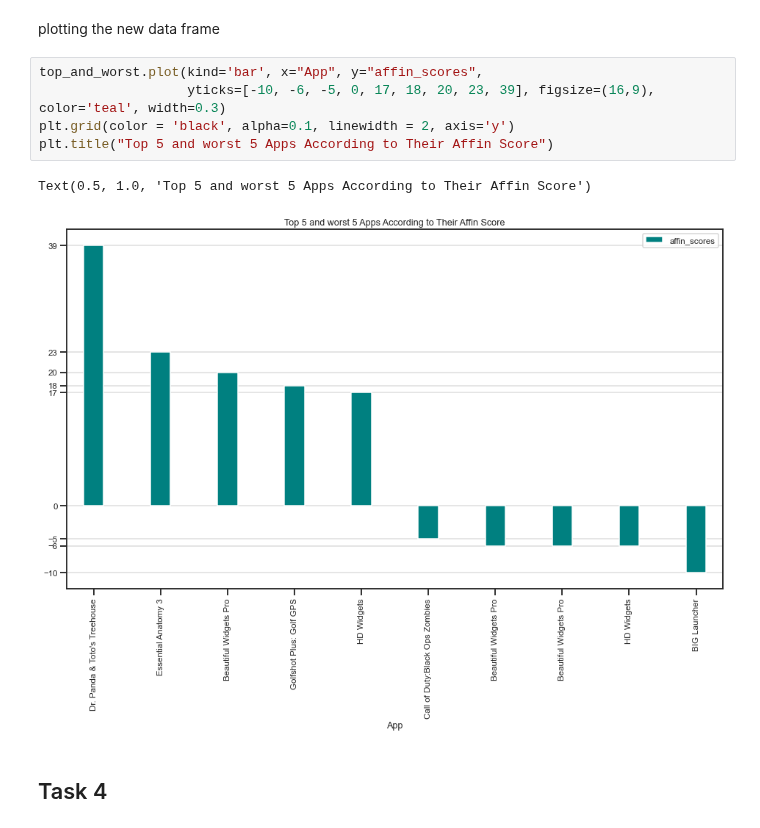
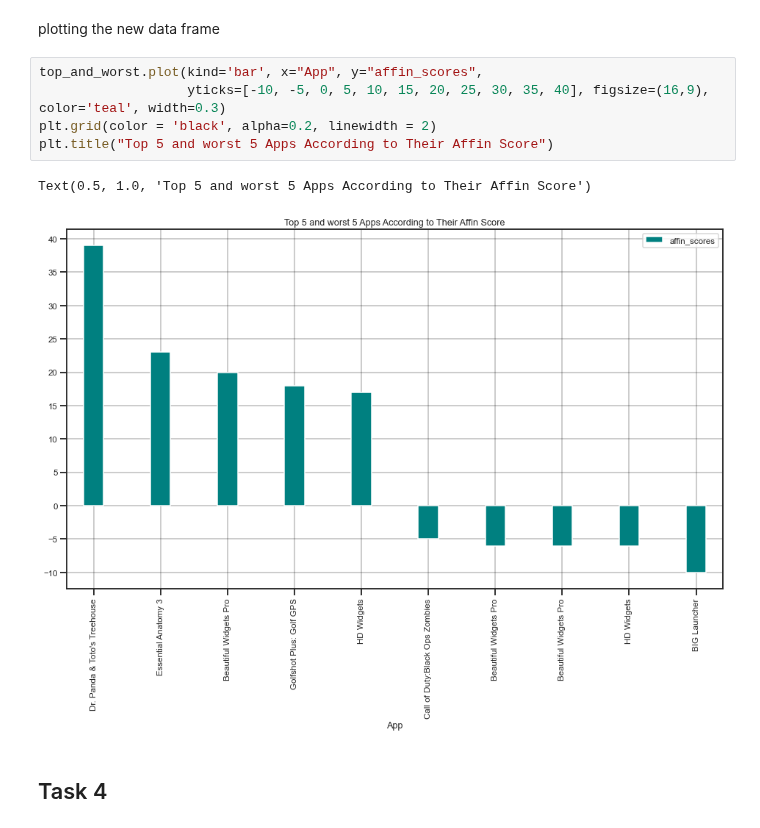
Before and after one commit to shalabajza/Develhope_Project_v2_team-2, a Jupyter notebook: Week 4/Week_4_Task_3&4_Mohammad.ipynb, the cells around one changed output. Saved outputs shown, nothing was run; the diff lists cells and outputs as text.

```diff
--- a/Week 4/Week_4_Task_3&4_Mohammad.ipynb
+++ b/Week 4/Week_4_Task_3&4_Mohammad.ipynb
@@ -114,12 +114,12 @@ top_and_worst
 plotting the new data frame
 # %%
 top_and_worst.plot(kind='bar', x="App", y="affin_scores",
-                   yticks=[-10, -6, -5, 0, 17, 18, 20, 23, 39], figsize=(16,9), color='teal', width=0.3)
-plt.grid(color = 'black', alpha=0.1, linewidth = 2, axis='y')
+                   yticks=[-10, -5, 0, 5, 10, 15, 20, 25, 30, 35, 40], figsize=(16,9), color='teal', width=0.3)
+plt.grid(color = 'black', alpha=0.2, linewidth = 2)
 plt.title("Top 5 and worst 5 Apps According to Their Affin Score")
 # %% [output]
 Text(0.5, 1.0, 'Top 5 and worst 5 Apps According to Their Affin Score')
-[figure, old version]
+[figure, new version]
 # %% [markdown]
 ## Task 4
 # %% [markdown]
```
Also changed, not shown: parts of 3 cells of this notebook.
